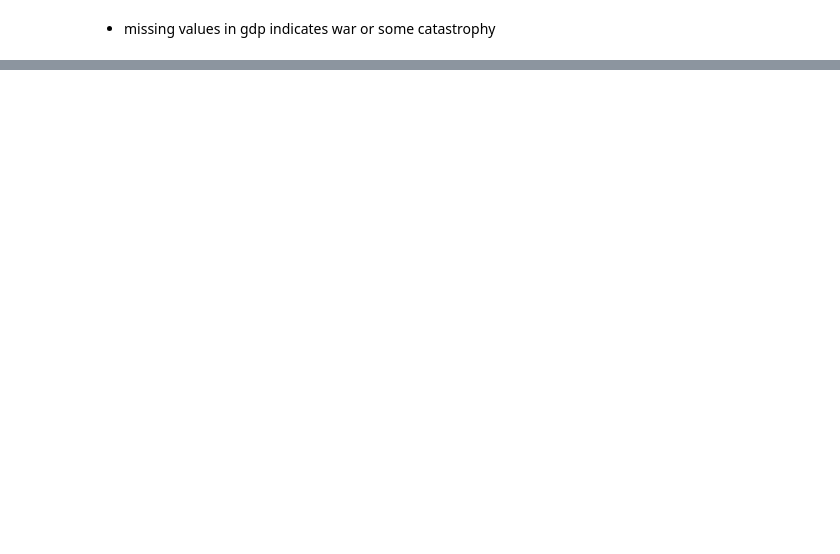
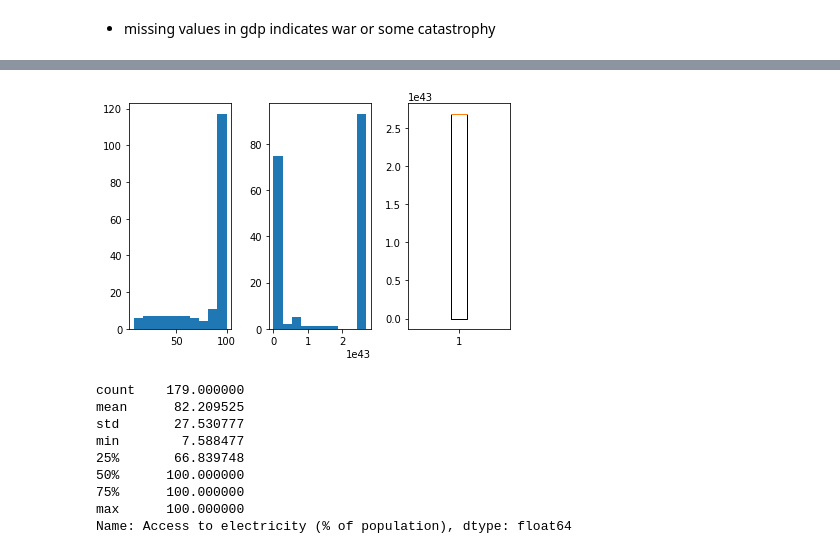
Before and after one commit to patrickFuerst/human_life_exp, a Jupyter notebook: Data_Processing(Attila).ipynb, the cells around one changed output, grey strips where cells are left out. Drawn from its saved outputs; the diff is of its cells as text; code cells hidden in the pictures; blank space fills up the shorter version.

```diff
--- a/Data_Processing(Attila).ipynb
+++ b/Data_Processing(Attila).ipynb
@@ -242,0 +137,32 @@ Index(['Country', '1990', '2000', '2008', '2009', '2010', '2011', '2012',
+# %%
+cols = ['GDP per Capita',
+       'GNI per capita, Atlas method (current US$)',
+#       'GDP per capita growth (annual %)', 'GDP growth (annual %)',
+       'PM2.5 air pollution, mean annual exposure (micrograms per cubic meter)',
+       'Mortality caused by road traffic injury (per 100,000 people)',
+       'Intentional homicides (per 100,000 people)',
+       'Incidence of tuberculosis (per 100,000 people)',
+       'CO2 emissions (metric tons per capita)',
+       'CHE_in_USD']
+
+
+
+
+def mplt(data1, data2):
+    fig, (ax1, ax2, ax3) = plt.subplots(1, 3)
+    n, bins, patches = ax1.hist(data1)
+    n, bins, patches = ax2.hist(data2)
+    o = ax3.boxplot(data2)
+    fig.tight_layout()
+    plt.show()
+
+
+
+data_transformed = pd.DataFrame().reindex_like(data_last)
+
+
+for ser in cols:
+    print(ser)
+    data_transformed['Log ' + ser] = data_last[ser].transform(math.log10)
+    data_transformed.drop(columns=[ser])
+    mplt(data_last[ser], data_transformed['Log ' + ser])
@@ -242,0 +183,22 @@ Index(['Country', '1990', '2000', '2008', '2009', '2010', '2011', '2012',
+# %%
+#cols = ['Individuals using the Internet (% of population)',
+#        'Access to electricity (% of population)']
+
+#data_last[['Individuals using the Internet (% of population)']].hist()
+
+col = 'Access to electricity (% of population)'
+data_transformed['Exp ' + col] = data_last[col].transform(math.exp)
+mplt(data_last[col], data_transformed['Exp '  + col])
+
+data_last[col].describe()
+# %% [output]
+[figure, added]
+count    179.000000
+mean      82.209525
+std       27.530777
+min        7.588477
+25%       66.839748
+50%      100.000000
+75%      100.000000
+max      100.000000
+Name: Access to electricity (% of population), dtype: float64
```
Also changed, not shown: parts of 19 cells of this notebook, 1 other file.
